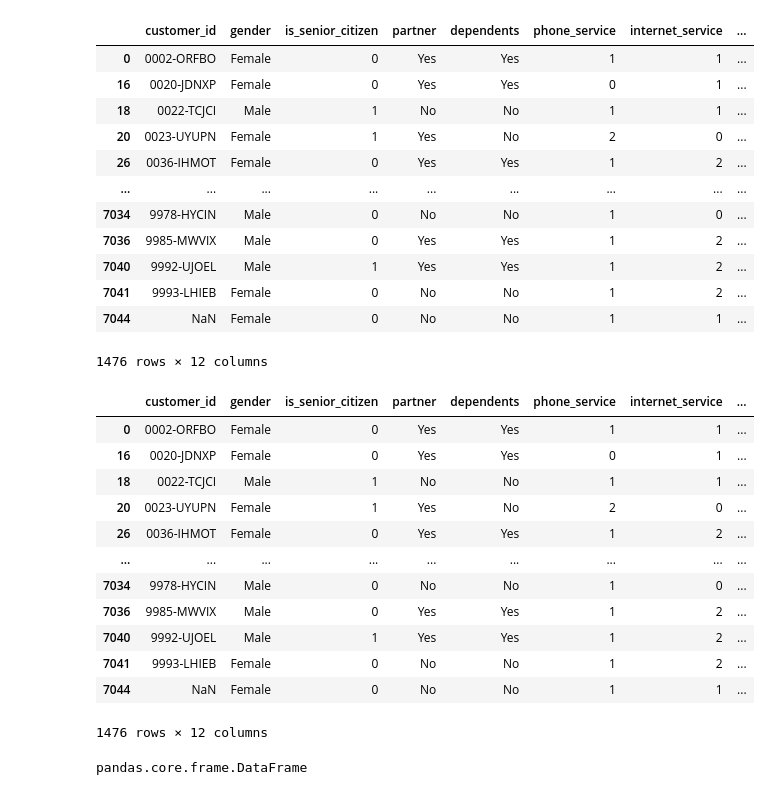
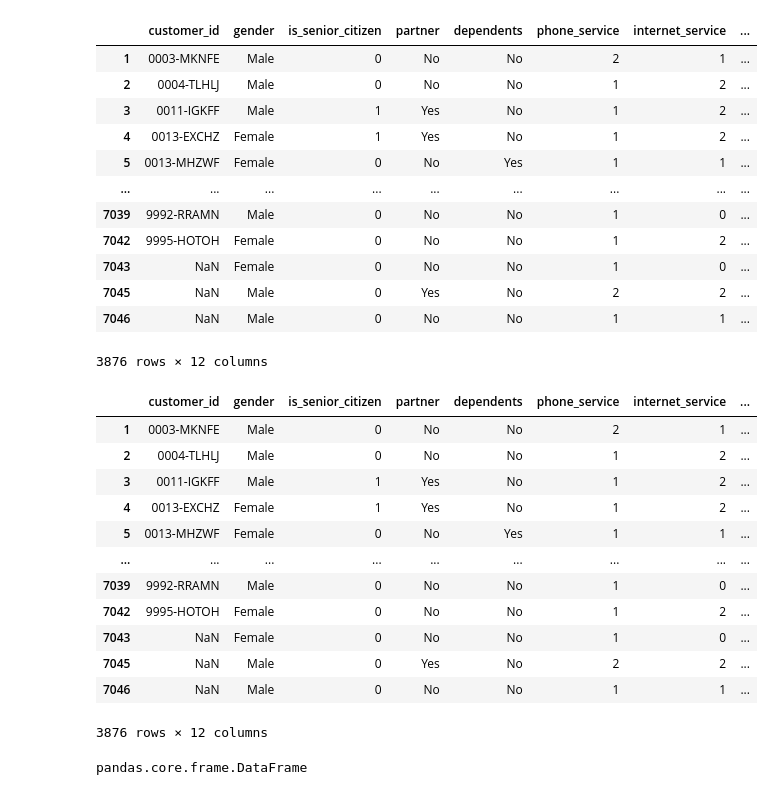
Before and after one commit to LinhQuach13/storytelling_project, a Jupyter notebook: storytelling_data.ipynb, the cells around one changed output. Cells and saved outputs as stored; diff of their text form; code cells hidden in the pictures.

```diff
--- a/storytelling_data.ipynb
+++ b/storytelling_data.ipynb
@@ -23,39 +7,42 @@ pd.read_csv('telco_1.csv')
+# %%
+#Loading .csv file using pandas
+telco= pd.read_csv('telco_1.csv')
 # %%
 #new dataframe copy with only month to month customers
-telco_dfM= telco[(telco['contract_type'] == 1)]
+telco_dfM= telco[(telco['contract_type'] == 0)]
 
 telco_dfM
 # %% [output]
 |  | customer_id | gender | is_senior_citizen | partner | dependents | phone_service | internet_service | ... |
-| 0 | 0002-ORFBO | Female | 0 | Yes | Yes | 1 | 1 | ... |
-| 16 | 0020-JDNXP | Female | 0 | Yes | Yes | 0 | 1 | ... |
-| 18 | 0022-TCJCI | Male | 1 | No | No | 1 | 1 | ... |
-| 20 | 0023-UYUPN | Female | 1 | Yes | No | 2 | 0 | ... |
-| 26 | 0036-IHMOT | Female | 0 | Yes | Yes | 1 | 2 | ... |
+| 1 | 0003-MKNFE | Male | 0 | No | No | 2 | 1 | ... |
+| 2 | 0004-TLHLJ | Male | 0 | No | No | 1 | 2 | ... |
+| 3 | 0011-IGKFF | Male | 1 | Yes | No | 1 | 2 | ... |
+| 4 | 0013-EXCHZ | Female | 1 | Yes | No | 1 | 2 | ... |
+| 5 | 0013-MHZWF | Female | 0 | No | Yes | 1 | 1 | ... |
 | ... | ... | ... | ... | ... | ... | ... | ... | ... |
-| 7034 | 9978-HYCIN | Male | 0 | No | No | 1 | 0 | ... |
-| 7036 | 9985-MWVIX | Male | 0 | Yes | Yes | 1 | 2 | ... |
-| 7040 | 9992-UJOEL | Male | 1 | Yes | Yes | 1 | 2 | ... |
-| 7041 | 9993-LHIEB | Female | 0 | No | No | 1 | 2 | ... |
-| 7044 | NaN | Female | 0 | No | No | 1 | 1 | ... |
+| 7039 | 9992-RRAMN | Male | 0 | No | No | 1 | 0 | ... |
+| 7042 | 9995-HOTOH | Female | 0 | No | No | 1 | 2 | ... |
+| 7043 | NaN | Female | 0 | No | No | 1 | 0 | ... |
+| 7045 | NaN | Male | 0 | Yes | No | 2 | 2 | ... |
+| 7046 | NaN | Male | 0 | No | No | 1 | 1 | ... |
-1476 rows × 12 columns
+3876 rows × 12 columns
 # %%
 #number of rows and columns
 telco_dfM
 # %% [output]
 |  | customer_id | gender | is_senior_citizen | partner | dependents | phone_service | internet_service | ... |
-| 0 | 0002-ORFBO | Female | 0 | Yes | Yes | 1 | 1 | ... |
-| 16 | 0020-JDNXP | Female | 0 | Yes | Yes | 0 | 1 | ... |
-| 18 | 0022-TCJCI | Male | 1 | No | No | 1 | 1 | ... |
-| 20 | 0023-UYUPN | Female | 1 | Yes | No | 2 | 0 | ... |
-| 26 | 0036-IHMOT | Female | 0 | Yes | Yes | 1 | 2 | ... |
+| 1 | 0003-MKNFE | Male | 0 | No | No | 2 | 1 | ... |
+| 2 | 0004-TLHLJ | Male | 0 | No | No | 1 | 2 | ... |
+| 3 | 0011-IGKFF | Male | 1 | Yes | No | 1 | 2 | ... |
+| 4 | 0013-EXCHZ | Female | 1 | Yes | No | 1 | 2 | ... |
+| 5 | 0013-MHZWF | Female | 0 | No | Yes | 1 | 1 | ... |
 | ... | ... | ... | ... | ... | ... | ... | ... | ... |
-| 7034 | 9978-HYCIN | Male | 0 | No | No | 1 | 0 | ... |
-| 7036 | 9985-MWVIX | Male | 0 | Yes | Yes | 1 | 2 | ... |
-| 7040 | 9992-UJOEL | Male | 1 | Yes | Yes | 1 | 2 | ... |
-| 7041 | 9993-LHIEB | Female | 0 | No | No | 1 | 2 | ... |
-| 7044 | NaN | Female | 0 | No | No | 1 | 1 | ... |
+| 7039 | 9992-RRAMN | Male | 0 | No | No | 1 | 0 | ... |
+| 7042 | 9995-HOTOH | Female | 0 | No | No | 1 | 2 | ... |
+| 7043 | NaN | Female | 0 | No | No | 1 | 0 | ... |
+| 7045 | NaN | Male | 0 | Yes | No | 2 | 2 | ... |
+| 7046 | NaN | Male | 0 | No | No | 1 | 1 | ... |
-1476 rows × 12 columns
+3876 rows × 12 columns
 # %%
 #Looking at what datatype telco_copy is
 type(telco_dfM)
```
Also changed, not shown: parts of 17 cells of this notebook.
